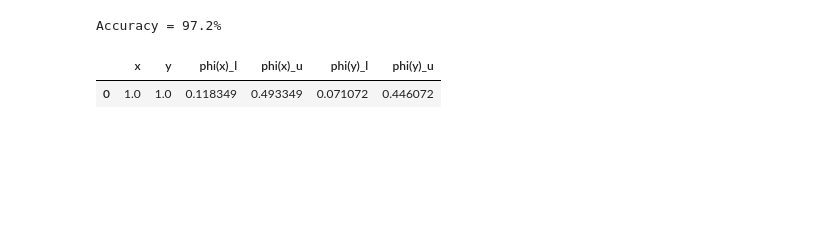
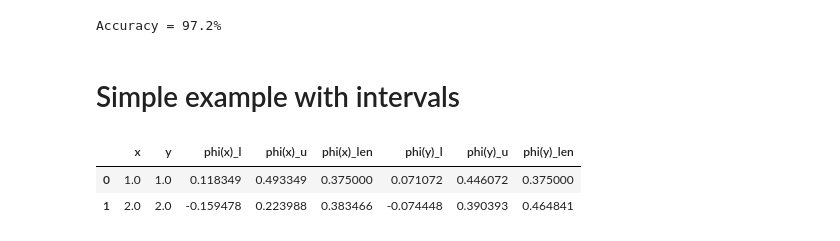
Before and after one commit to LightnessOfBeing/ImpreciseSHAP, a Jupyter notebook: example.ipynb, the cells around one changed output. Cells and saved outputs as stored; diff of their text form; code cells hidden in the pictures; blank space fills up the shorter version.

Commit message:
Updated examples

```diff
--- a/example.ipynb
+++ b/example.ipynb
@@ -29,8 +35,12 @@ point_to_explain = pd.DataFrame({'x':[1.0], 'y':[1.0]})
+# %% [markdown]
+# Simple example with intervals
 # %%
+points_to_explain = pd.DataFrame({'x':[1.0, 2.0], 'y':[1.0, 2.0]})
 explainer = ImpreciseShap(model=model.predict_proba, masker=X_train, eps=0.15)
-result_dataframe = explainer.calculate_shapley_values(point_to_explain)
+result_dataframe = explainer.calculate_shapley_values(points_to_explain)
 # %%
-result_dataframe[['x', 'y', 'phi(x)_l', 'phi(x)_u', 'phi(y)_l', 'phi(y)_u']]
+result_dataframe
 # %% [output]
-|  | x | y | phi(x)_l | phi(x)_u | phi(y)_l | phi(y)_u |
-| 0 | 1.0 | 1.0 | 0.118349 | 0.493349 | 0.071072 | 0.446072 |
+|  | x | y | phi(x)_l | phi(x)_u | phi(x)_len | phi(y)_l | phi(y)_u | phi(y)_len |
+| 0 | 1.0 | 1.0 | 0.118349 | 0.493349 | 0.375000 | 0.071072 | 0.446072 | 0.375000 |
+| 1 | 2.0 | 2.0 | -0.159478 | 0.223988 | 0.383466 | -0.074448 | 0.390393 | 0.464841 |
```
Also changed, not shown: parts of 4 cells of this notebook, 5 other files.
